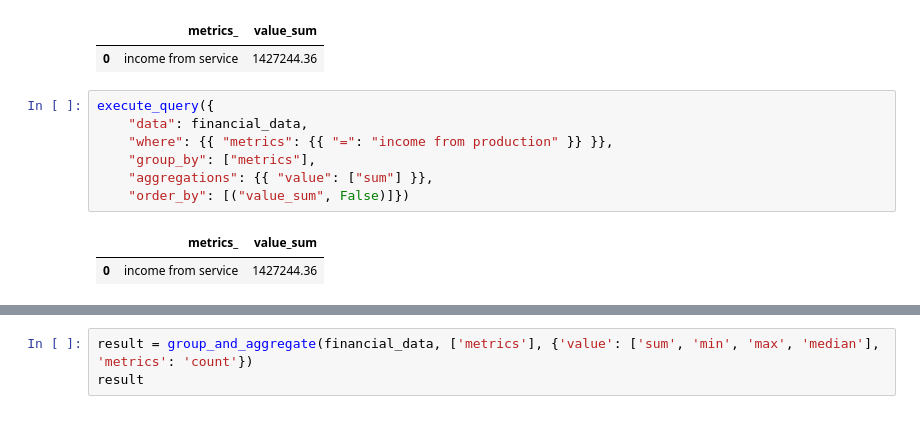
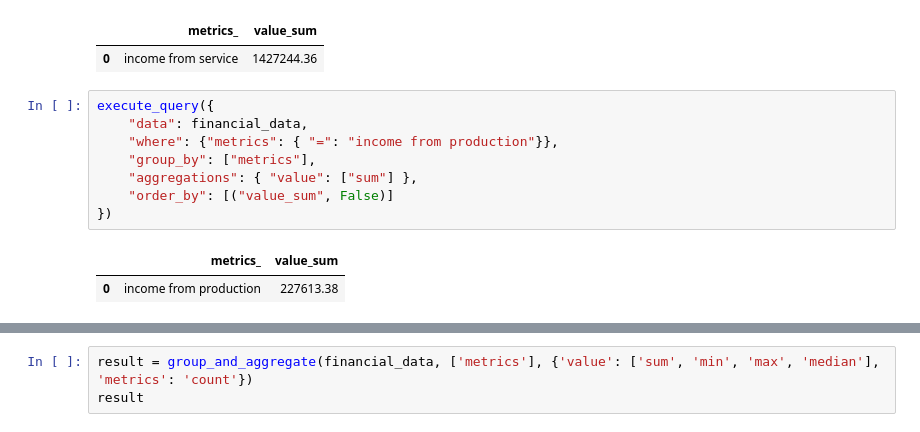
Before and after one commit to AmirejibiIlia/maiko, a Jupyter notebook: mAIa engine.ipynb, the cells around one changed output, grey strips where cells are left out. Drawn from its saved outputs; the diff is of its cells as text.

```diff
--- a/mAIa engine.ipynb
+++ b/mAIa engine.ipynb
@@ -194,10 +194,11 @@ execute_query({
 # %%
 execute_query({
     "data": financial_data,
-    "where": {{ "metrics": {{ "=": "income from production" }} }},
+    "where": {"metrics": { "=": "income from production"}},
     "group_by": ["metrics"],
-    "aggregations": {{ "value": ["sum"] }},
-    "order_by": [("value_sum", False)]})
+    "aggregations": { "value": ["sum"] },
+    "order_by": [("value_sum", False)]
+})
 # %% [output]
 |  | metrics_ | value_sum |
-| 0 | income from service | 1427244.36 |
+| 0 | income from production | 227613.38 |
```
Also changed, not shown: parts of 1 cell of this notebook, 1 other file.
